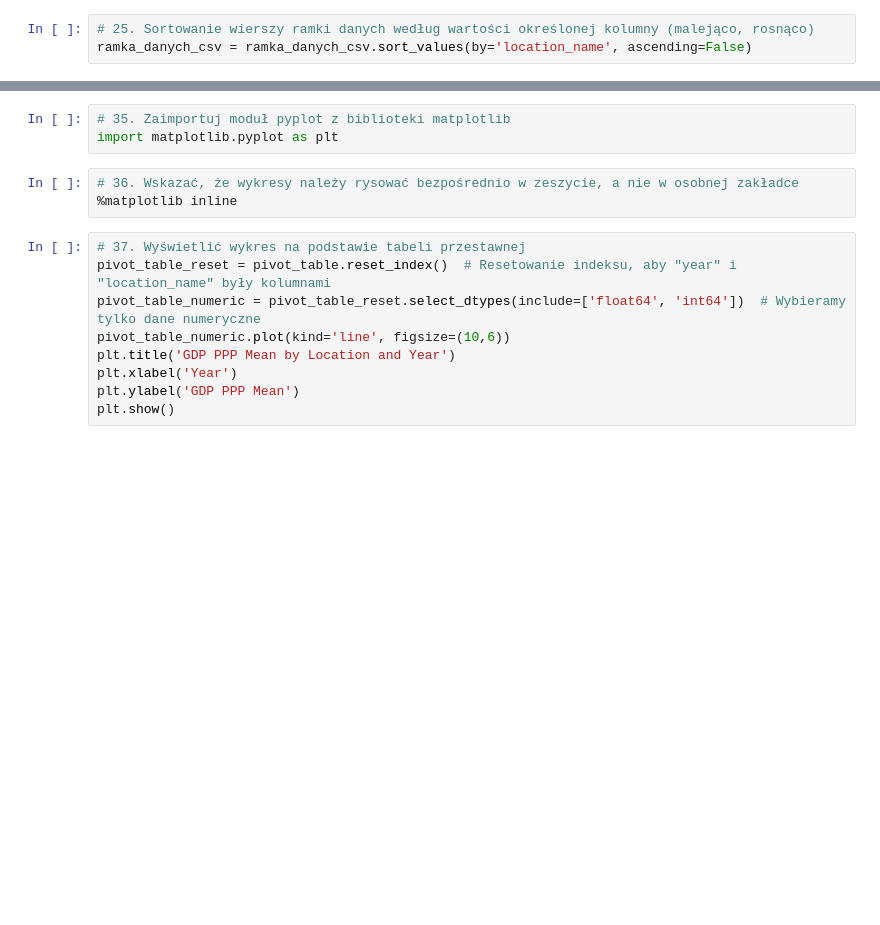
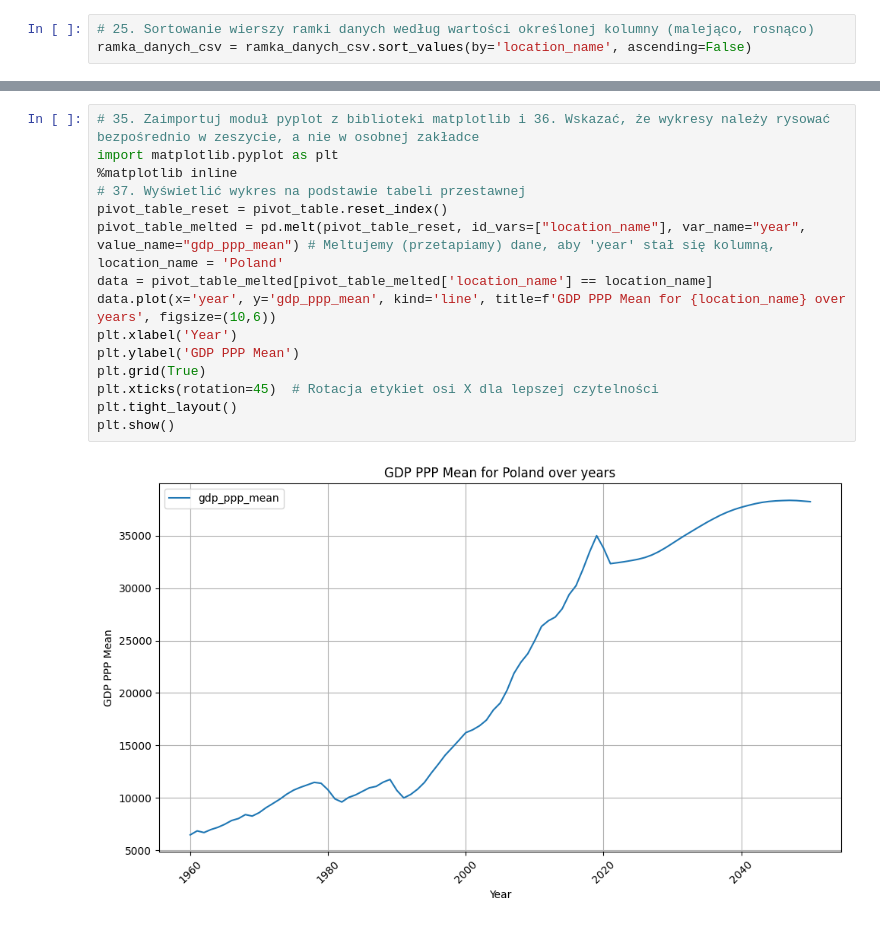
Before and after one commit to mindgoner/Studia, a Jupyter notebook: Nauka o Danych/Labolatorium 1/Labolatorium1.ipynb, the cells around one changed output, grey strips where cells are left out. Drawn from its saved outputs; the diff is of its cells as text; blank space fills up the shorter version.

Commit message:
NODI/Lab1: data hotfix

```diff
--- a/Nauka o Danych/Labolatorium 1/Labolatorium1.ipynb
+++ b/Nauka o Danych/Labolatorium 1/Labolatorium1.ipynb
@@ -138,17 +530,20 @@ print(pivot_table.index)
-# %%
-# 35. Zaimportuj moduł pyplot z biblioteki matplotlib
-import matplotlib.pyplot as plt
-# %%
-# 36. Wskazać, że wykresy należy rysować bezpośrednio w zeszycie, a nie w osobnej zakładce
-%matplotlib inline
 # %%
+# 35. Zaimportuj moduł pyplot z biblioteki matplotlib i 36. Wskazać, że wykresy należy rysować bezpośrednio w zeszycie, a nie w osobnej zakładce
+import matplotlib.pyplot as plt
+%matplotlib inline
 # 37. Wyświetlić wykres na podstawie tabeli przestawnej
-pivot_table_reset = pivot_table.reset_index()  # Resetowanie indeksu, aby "year" i "location_name" były kolumnami
-pivot_table_numeric = pivot_table_reset.select_dtypes(include=['float64', 'int64'])  # Wybieramy tylko dane numeryczne
-pivot_table_numeric.plot(kind='line', figsize=(10,6))
-plt.title('GDP PPP Mean by Location and Year')
+pivot_table_reset = pivot_table.reset_index()
+pivot_table_melted = pd.melt(pivot_table_reset, id_vars=["location_name"], var_name="year", value_name="gdp_ppp_mean") # Meltujemy (przetapiamy) dane, aby 'year' stał się kolumną,
+location_name = 'Poland'
+data = pivot_table_melted[pivot_table_melted['location_name'] == location_name]
+data.plot(x='year', y='gdp_ppp_mean', kind='line', title=f'GDP PPP Mean for {location_name} over years', figsize=(10,6))
 plt.xlabel('Year')
 plt.ylabel('GDP PPP Mean')
+plt.grid(True)
+plt.xticks(rotation=45)  # Rotacja etykiet osi X dla lepszej czytelności
+plt.tight_layout()
 plt.show()
+# %% [output]
+[figure, added]
 # %%
 # 38. Narysować histogram na podstawie wartości kolumny
```
Also changed, not shown: parts of 35 cells of this notebook.
